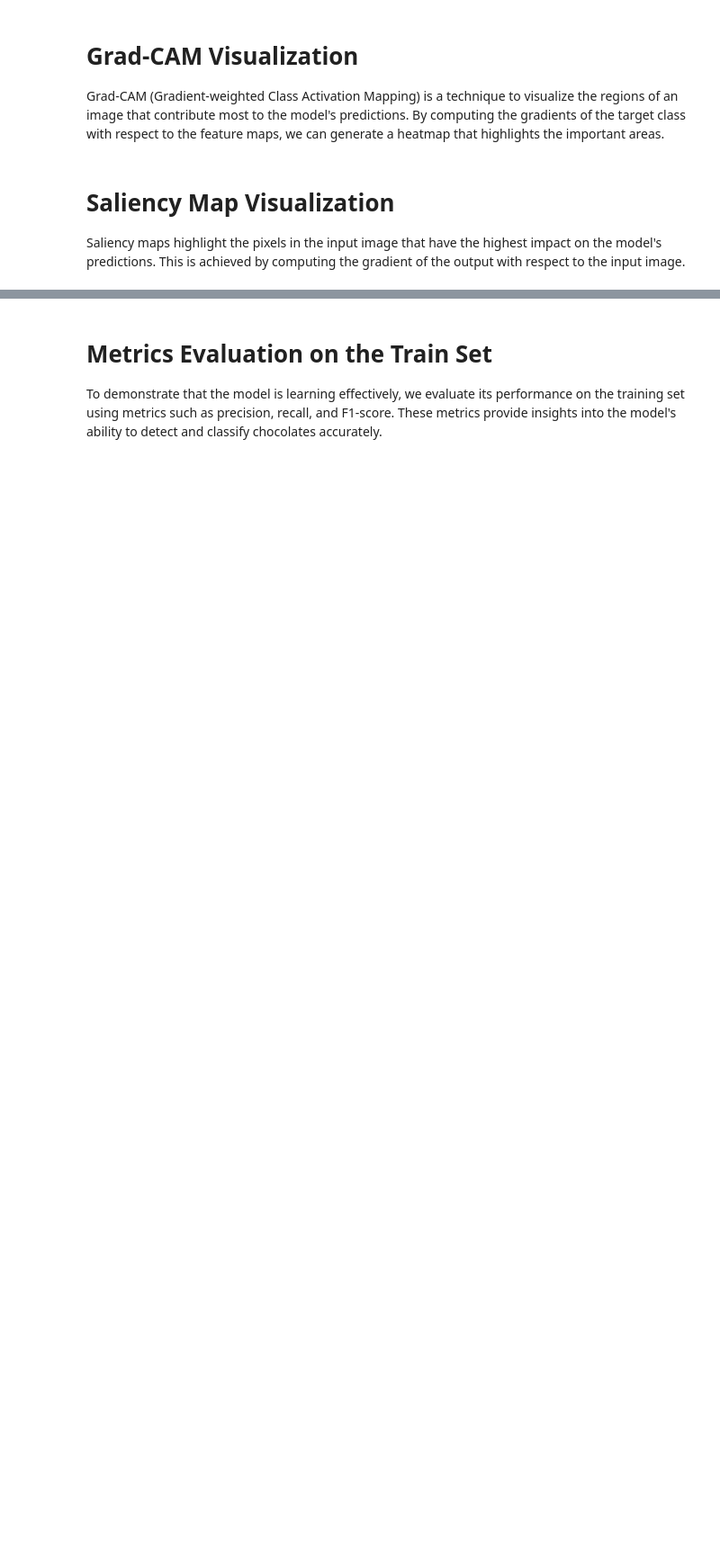
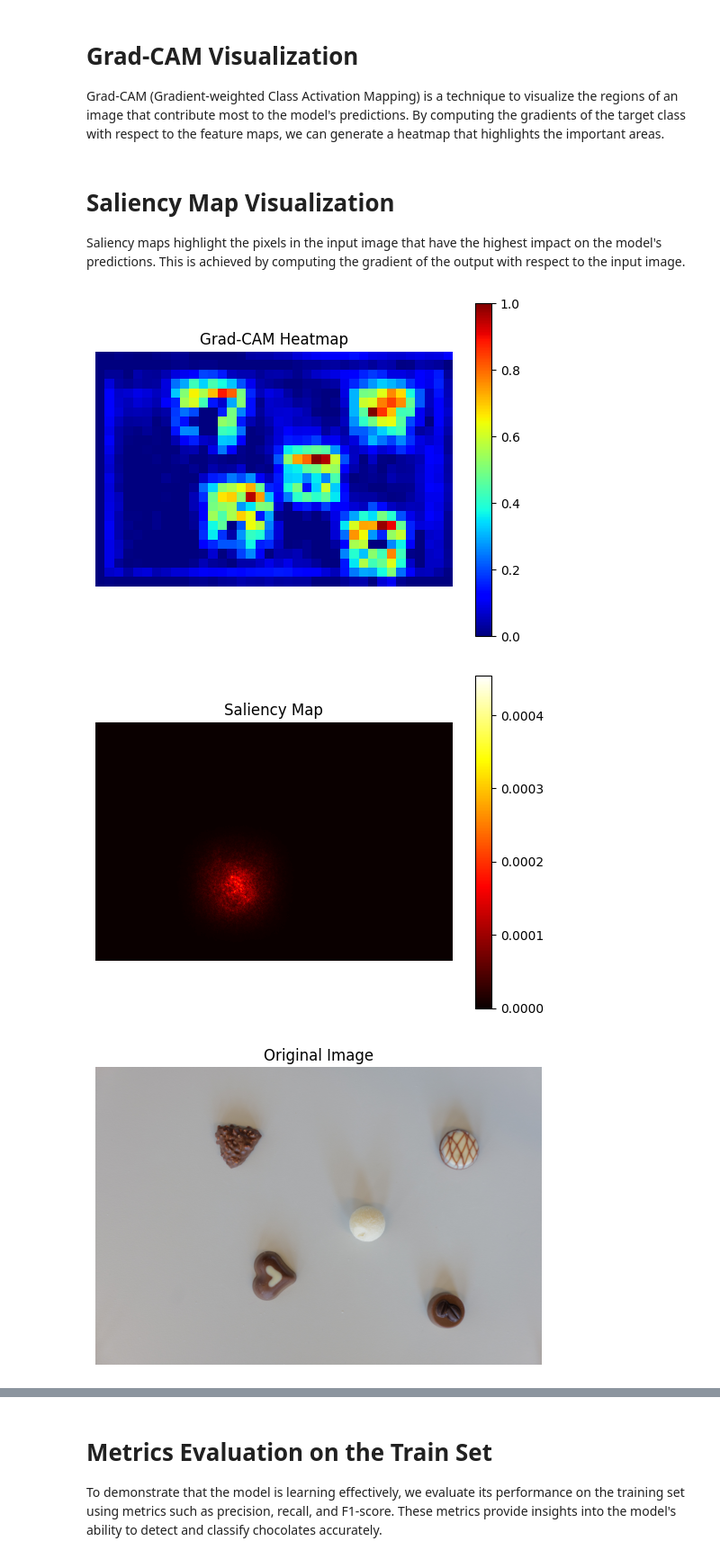
Before and after one commit to Elidx8/group_28_repo, a Jupyter notebook: project_final_nodataset/report.ipynb, the cells around one changed output, grey strips where cells are left out. Shown at 90% size. Saved outputs shown, nothing was run; the diff lists cells and outputs as text; code cells hidden in the pictures; blank space fills up the shorter version.

```diff
--- a/project_final_nodataset/report.ipynb
+++ b/project_final_nodataset/report.ipynb
@@ -928,3 +920,40 @@ def saliency_map(model, img_tensor, device='cpu'):
     saliency = np.max(saliency, axis=0)  # Take the maximum across channels
 
     return saliency
+# %%
+from src.model import get_model
+from src.utils import load_model, get_transform
+import seaborn as sns
+
+## Grad-CAM
+model = get_model(14)
+device = torch.device('cuda' if torch.cuda.is_available() else 'cpu')
+model = load_model(model, "best_full.pth", device)
+target_layer = model.backbone[0]["layer4"]
+transforms = get_transform(train = False)
+img_tensor, _ = transforms(Image.open("dataset_project_iapr2025/test/L1000798.JPG"), {})
+cam = grad_cam(model, img_tensor, target_layer, device)
+plt.imshow(cam, cmap='jet')
+plt.colorbar()
+plt.title("Grad-CAM Heatmap")
+plt.axis("off")
+plt.show()
+
+## Saliency
+saliency = saliency_map(model, img_tensor, device)
+plt.imshow(saliency, cmap='hot')
+plt.colorbar()
+plt.title("Saliency Map")
+plt.axis("off")
+plt.show()
+
+# Plot the original images
+img = Image.open("dataset_project_iapr2025/test/L1000798.JPG")
+plt.imshow(img)
+plt.axis("off")
+plt.title("Original Image")
+plt.show()
+# %% [output]
+[figure, added]
+[figure, added]
+[figure, added]
```
Also changed, not shown: parts of 8 cells of this notebook.
